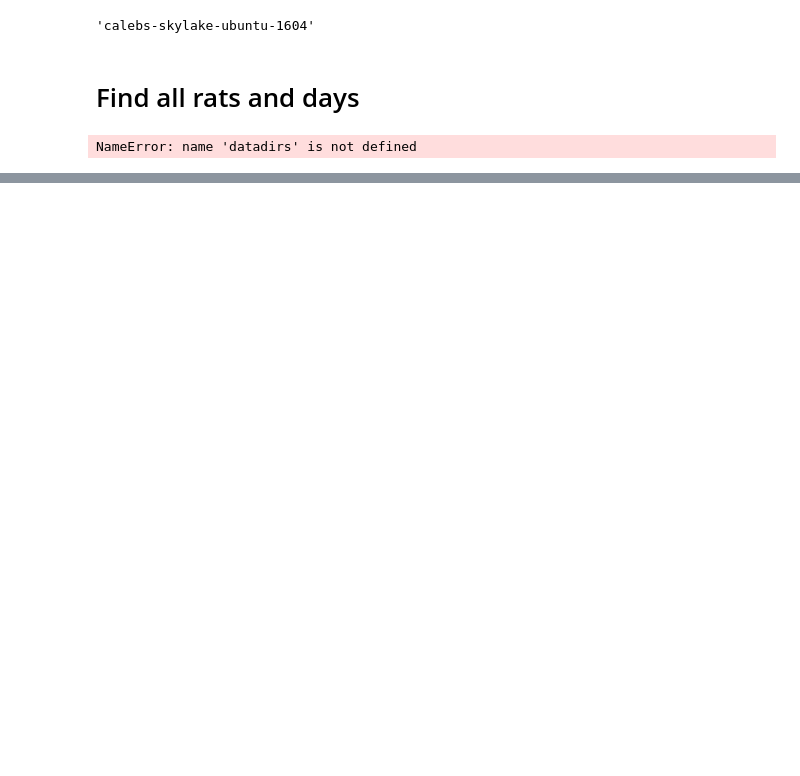
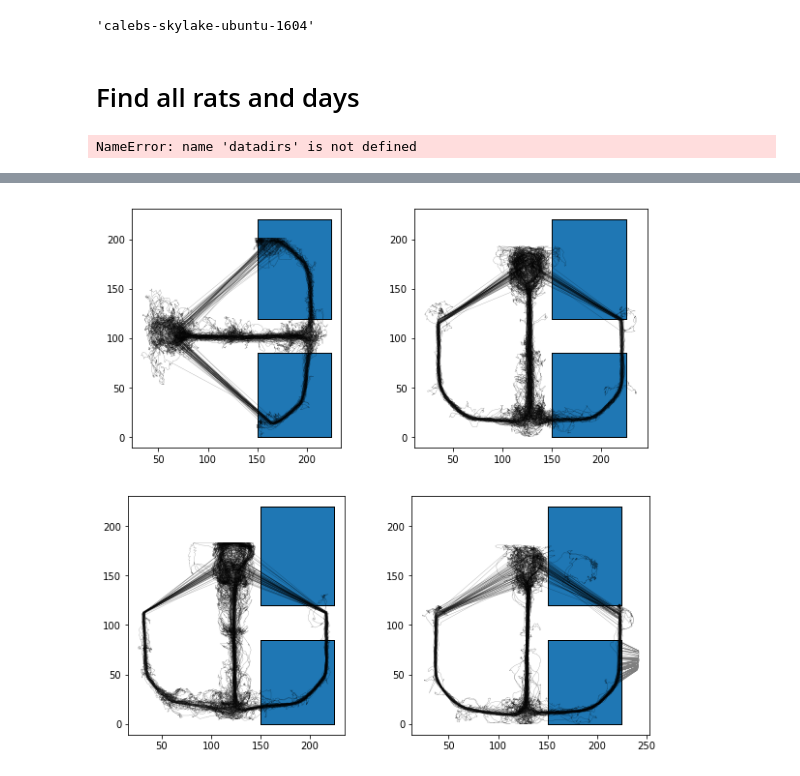
Before and after one commit to ckemere/RippleStickiness, a Jupyter notebook: MotivationalT-loading/Convert All Animal Days to Nelpy.ipynb, the cells around one changed output, grey strips where cells are left out. Cells and saved outputs as stored; diff of their text form; code cells hidden in the pictures; blank space fills up the shorter version.

Commit message:
Finalized nelpy importation. Just needs maze boundaries now.

```diff
--- a/MotivationalT-loading/Convert All Animal Days to Nelpy.ipynb
+++ b/MotivationalT-loading/Convert All Animal Days to Nelpy.ipynb
@@ -91,4 +139,0 @@ R042 2013-08-16
-# %%
-Data = {}
-Data['R042'] = {}
-Data['R042']['2013-08-18'] = {}
@@ -123,12 +139,0 @@ metadata = sio.loadmat(os.path.join(dataroot,fd,'R042-2013-08-18-metadata.mat'))
-# %%
-taskvars = metadata['metadata'][0][0]['taskvars'][0][0]
-metavars = list(taskvars.dtype.fields.keys())
-iv_metavars = list(filter(lambda mv: 'iv' in mv, metavars))
-
-for mv in iv_metavars:
-    tstart = taskvars[mv][0][0]['tstart']
-    tend = taskvars[mv][0][0]['tend']
-    Data['R042']['2013-08-18'][mv] = nel.EpochArray(np.hstack([tstart, tend]))
-
-sequence = [choice[0] for choice in taskvars['sequence'][0]]
-Data['R042']['2013-08-18']['sequence'] = sequence
@@ -139,4 +139,0 @@ Data['R042']['2013-08-18'].keys()
-# %%
-nel_spikes = nel.SpikeTrainArray(spikes_list)
-
-Data['R042']['2013-08-18']['spikes'] = nel_spikes
@@ -166,0 +148,59 @@ Data['R042']['2013-08-18']['RightArmRect'] = RightArmCoords
+# %%
+from shapely.geometry import box
+from descartes.patch import PolygonPatch # pip install descartes
+import warnings
+
+fig, axs = plt.subplots(2,2,figsize = (10, 10))
+axs = axs.flatten()
+
+TrackData = {}
+TrackData['R042'] = {}
+TrackData['R042']['LeftArmRect'] = [150,120,225,220]
+TrackData['R042']['RightArmRect'] = [150,0,225,85]
+TrackData['R042']['XExtents'] = [25,225]
+TrackData['R042']['YExtents'] = [0, 210]
+
+TrackData['R044'] = {}
+TrackData['R044']['LeftArmRect'] = [150,120,225,220]
+TrackData['R044']['RightArmRect'] = [150,0,225,85]
+TrackData['R044']['XExtents'] = [25,225]
+TrackData['R044']['YExtents'] = [0, 210]
+
+TrackData['R050'] = {}
+TrackData['R050']['LeftArmRect'] = [150,120,225,220]
+TrackData['R050']['RightArmRect'] = [150,0,225,85]
+TrackData['R050']['XExtents'] = [25,225]
+TrackData['R050']['YExtents'] = [0, 210]
+
+TrackData['R064'] = {}
+TrackData['R064']['LeftArmRect'] = [150,120,225,220]
+TrackData['R064']['RightArmRect'] = [150,0,225,85]
+TrackData['R064']['XExtents'] = [25,225]
+TrackData['R064']['YExtents'] = [0, 210]
+
+idx = 0
+for anim, animdata in Data.items():
+    for day, daydata in animdata.items():
+        print(anim, day)
+        pos = Data[anim][day]['pos']
+
+        with warnings.catch_warnings():
+            warnings.simplefilter("ignore")
+
+            runpos = pos[Data[anim][day]['trial_iv'],:]
+            xvals, yvals = runpos.asarray().yvals;
+
+        ax = axs[idx];
+        ax.set_aspect('equal');
+        _ = ax.plot(xvals, yvals, lw=0.25, color='k', alpha=0.5);
+
+        RightArmCoords = TrackData[anim]['RightArmRect']
+        b_right = box(*RightArmCoords);
+        _ = ax.add_patch(PolygonPatch(b_right));
+
+        LeftArmCoords = TrackData[anim]['LeftArmRect']
+        b_left = box(*LeftArmCoords);
+        _ = ax.add_patch(PolygonPatch(b_left));
+
+    idx = idx + 1
+# %% [output]
@@ -166,0 +224 @@ Data['R042']['2013-08-18']['RightArmRect'] = RightArmCoords
+[figure, added]
```
Also changed, not shown: parts of 23 cells of this notebook, 1 other file.
